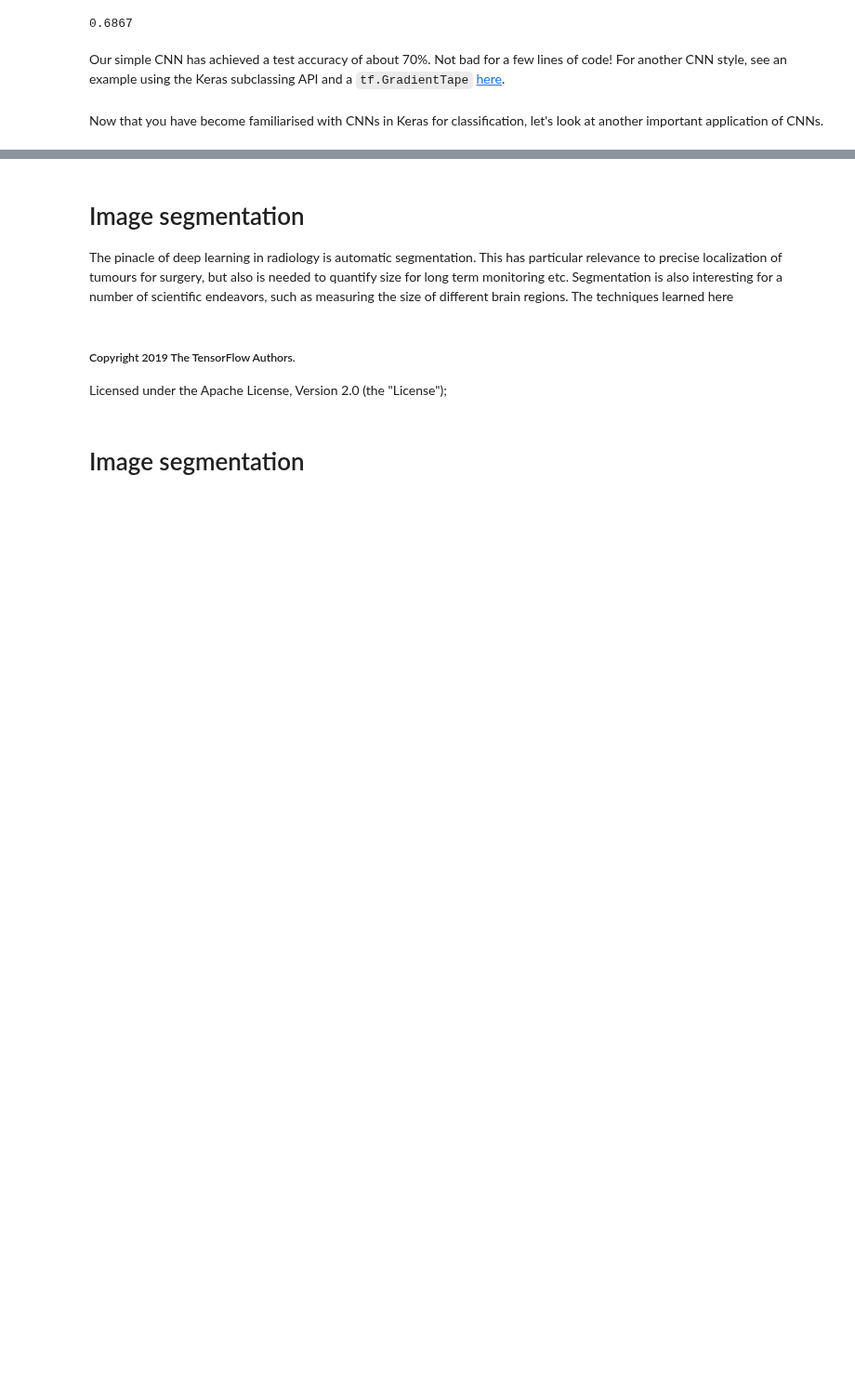
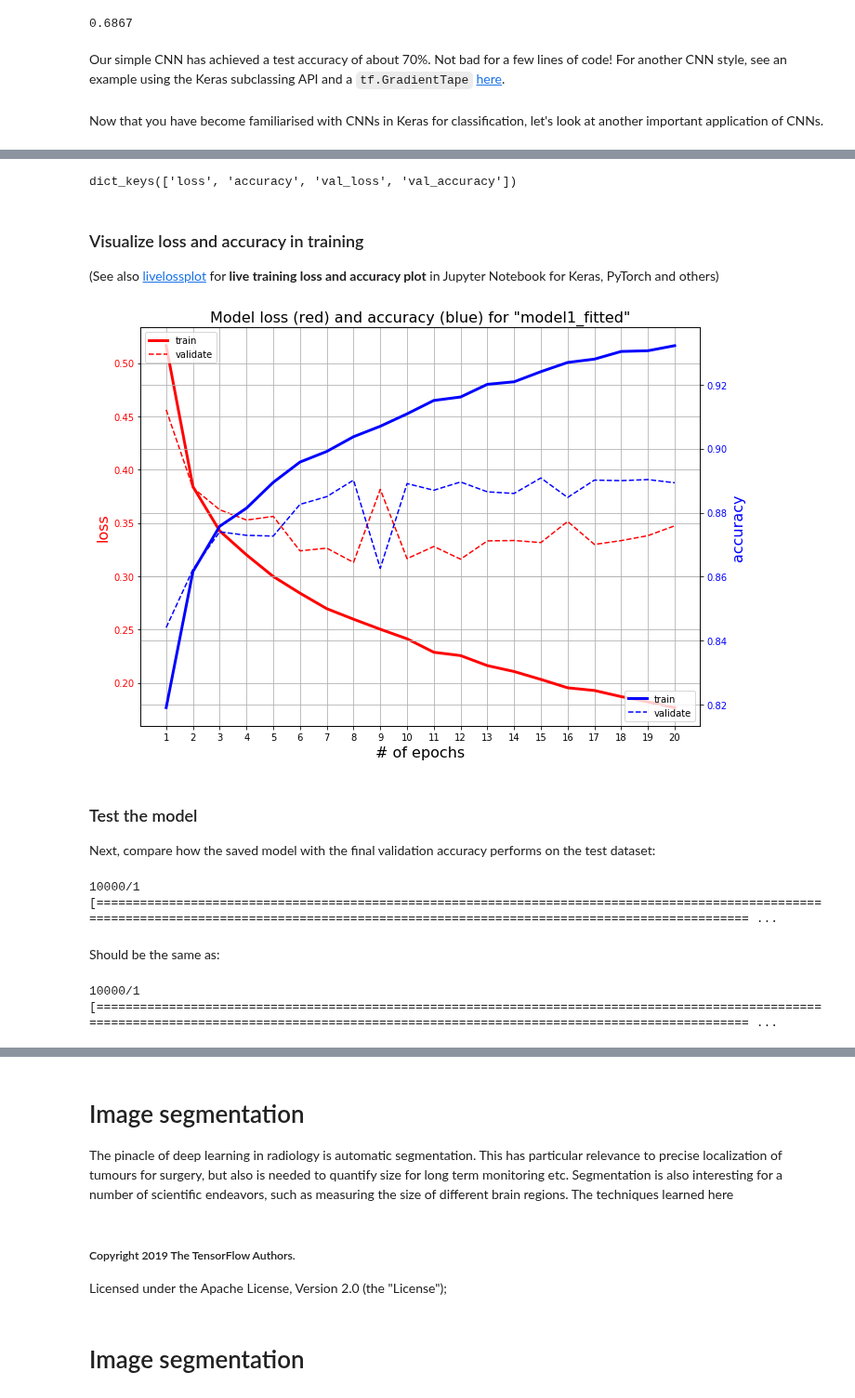
Before and after one commit to oercompbiomed/CBM101, a Jupyter notebook: H_Neural_Networks/3_Convolutional_Neural_Networks.ipynb, the cells around one changed output, grey strips where cells are left out. Shown at 93% size. Drawn from its saved outputs; the diff is of its cells as text; code cells hidden in the pictures; blank space fills up the shorter version.

```diff
--- a/H_Neural_Networks/3_Convolutional_Neural_Networks.ipynb
+++ b/H_Neural_Networks/3_Convolutional_Neural_Networks.ipynb
@@ -256,0 +544,6 @@ Now that you have become familiarised with CNNs in Keras for classification, let
+# %%
+model1.compile(optimizer='adam',     # string (name of optimizer) or optimizer instance
+               loss='sparse_categorical_crossentropy', # name of objective function or tf.losses.Loss instance
+               metrics=['accuracy'], # list of metrics to be evaluated by the model during training and testing
+               loss_weights=None)    # scalar coefficients (Python floats) to weight the loss contributions
+                                     #  of different model outputs
@@ -256,0 +574,8 @@ Now that you have become familiarised with CNNs in Keras for classification, let
+# %%
+checkpointer = tf.keras.callbacks.ModelCheckpoint(filepath='model1_saved.hdf5',
+                                                  monitor='val_acc',
+                                                  verbose = 1,
+                                                  save_best_only=False,
+                                                  mode='max',
+                                                  save_freq='epoch',
+                                                  load_weights_on_restart=False)
@@ -256,0 +641,45 @@ Now that you have become familiarised with CNNs in Keras for classification, let
+# %%
+model1_fitted.history.keys()
+# %% [output]
+dict_keys(['loss', 'accuracy', 'val_loss', 'val_accuracy'])
+# %%
+n = len(model1_fitted.history['accuracy'])
+# %% [markdown]
+### Visualize loss and accuracy in training
+
+(See also [livelossplot](https://github.com/stared/livelossplot) for **live training loss and accuracy plot** in Jupyter Notebook for Keras, PyTorch and others)
+# %%
+#Plot loss results for training data and validation data
+
+fig, ax1 = plt.subplots(figsize=(10,7))
+
+ax1.set_xlabel('# of epochs', color='black', fontsize=16)
+ax1.set_ylabel('loss', color='red', fontsize=16)
+ax1.plot(model1_fitted.history['loss'], color='red', linewidth=3.0)
+ax1.plot(model1_fitted.history['val_loss'], linestyle='--', color='red')
+ax1.tick_params(axis='y', labelcolor='red')
+ax1.legend(['train', 'validate'], loc='upper left')
+start, end = ax1.get_xlim()
+ax1.xaxis.set_ticks(np.arange(0, n, 1))
+ax1.xaxis.set_ticklabels([str(i+1) for i in np.arange(0, n, 1)])
+ax1.grid(True)
+
+ax2 = ax1.twinx()  # instantiate a second axes that shares the same x-axis
+
+color='blue'
+ax2.set_ylabel('accuracy', color=color, fontsize=16) # we already handled the x-label with ax1
+ax2.plot(model1_fitted.history['accuracy'], color=color, linewidth=3.0)
+ax2.plot(model1_fitted.history['val_accuracy'], linestyle='--', color=color)
+ax2.tick_params(axis='y', labelcolor=color)
+ax2.legend(['train', 'validate'], loc='lower right')
+ax2.grid(True)
+
+plt.title('Model loss (red) and accuracy (blue) for "model1_fitted"', fontsize=16)
+fig.tight_layout()  # otherwise the right y-label is slightly clipped
+plt.show()
+# %% [output]
+[figure, added]
+# %% [markdown]
+### Test the model
+
+Next, compare how the saved model with the final validation accuracy performs on the test dataset:
@@ -256,0 +688,10 @@ Now that you have become familiarised with CNNs in Keras for classification, let
+# %%
+test_loss, test_acc = model_saved.evaluate(test_images, test_labels, verbose=1)
+# %% [output]
+10000/1 [=============================================================================================================================================================================================== ...
+# %% [markdown]
+Should be the same as:
+# %%
+test_loss, test_acc = model1.evaluate(test_images, test_labels, verbose=1)
+# %% [output]
+10000/1 [=============================================================================================================================================================================================== ...
```
Also changed, not shown: parts of 144 cells of this notebook.
